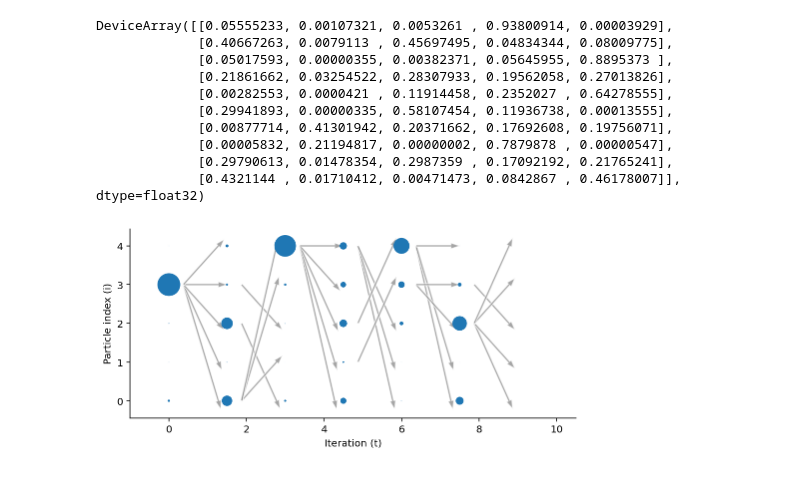
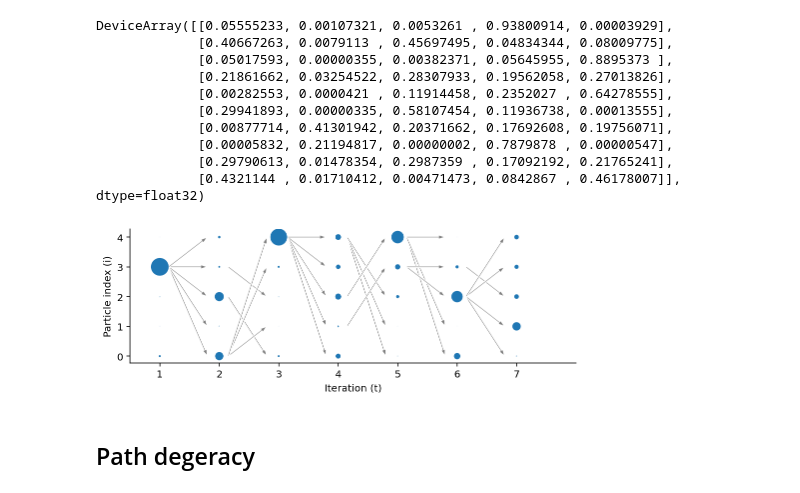
Before and after one commit to gerdm/misc, a Jupyter notebook: 2022-01/non-markovian-gaussian-sequence-model.ipynb, the cells around one changed output. Drawn from its saved outputs; the diff is of its cells as text; code cells hidden in the pictures.

Commit message:
feat: non-markovian-gaussian-sequence-model
Add example of path degeneracy in SCM

```diff
--- a/2022-01/non-markovian-gaussian-sequence-model.ipynb
+++ b/2022-01/non-markovian-gaussian-sequence-model.ipynb
@@ -169,30 +169,39 @@ DeviceArray([[0.05555233, 0.00107321, 0.0053261 , 0.93800914, 0.00003929],
              [0.29790613, 0.01478354, 0.2987359 , 0.17092192, 0.21765241],
              [0.4321144 , 0.01710412, 0.00471473, 0.0842867 , 0.46178007]],            dtype=float32)
 # %%
-n_steps = 7
-spacing = 1.5
+n_steps = 6 + 2
+spacing = 2
 weights_subset = hist["weights"][:n_steps]
-# sampled index represents the weight at the next time step
+# sampled indices represent the "position" of weights at the next time step
 ix_subset = hist["indices"][:n_steps][1:]
 
 fig, ax = plt.subplots(figsize=(8, 6))
 ax.set_aspect(1)
 
 for it, (weights_row, p_target) in enumerate(zip(weights_subset, ix_subset)):
     norm_cst = weights_row.sum()
     radii = weights_row / norm_cst * 0.3
 
     for particle_ix, (rad, target_ix) in enumerate(zip(radii, p_target)):
-        if it != n_steps - 1:
+        if it != n_steps - 2:
             diff = particle_ix - target_ix
-            plt.arrow(spacing * (it + 0.25), target_ix, 0.9, diff, width=0.05, edgecolor="white", facecolor="tab:gray", alpha=0.7)
+            plt.arrow(spacing * (it + 0.15), target_ix, 1.3, diff, width=0.05,
+                      edgecolor="white", facecolor="tab:gray", alpha=1.0, length_includes_head=True)
         circle = plt.Circle((spacing * it, particle_ix), rad, color="tab:blue")
         ax.add_artist(circle)
 
 
-plt.xlim(-1, n_steps * spacing)
+plt.xlim(-1, n_steps * spacing - 2)
 plt.xlabel("Iteration (t)")
 plt.ylabel("Particle index (i)")
-plt.xticks();
+
+xticks_pos = jnp.arange(0, n_steps * spacing - 2, 2)
+xticks_lab = jnp.arange(1, n_steps)
+ylims = ax.axes.get_ylim()
+
+plt.xticks(xticks_pos, xticks_lab);
+# plt.grid(alpha=0.7, c="tab:purple")
 # %% [output]
-[figure, old version]
+[figure, new version]
+# %% [markdown]
+## Path degeracy
```
Also changed, not shown: parts of 11 cells of this notebook.
